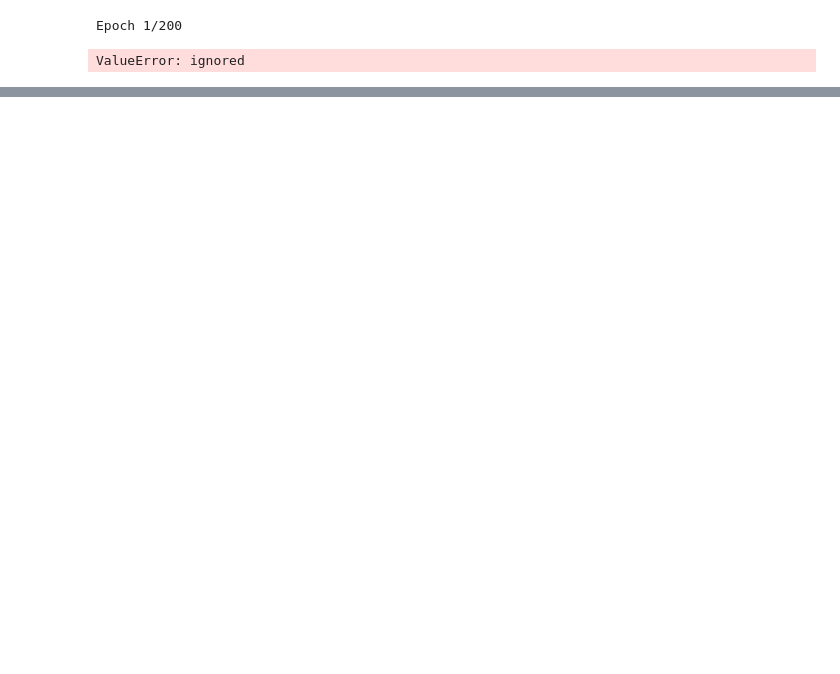
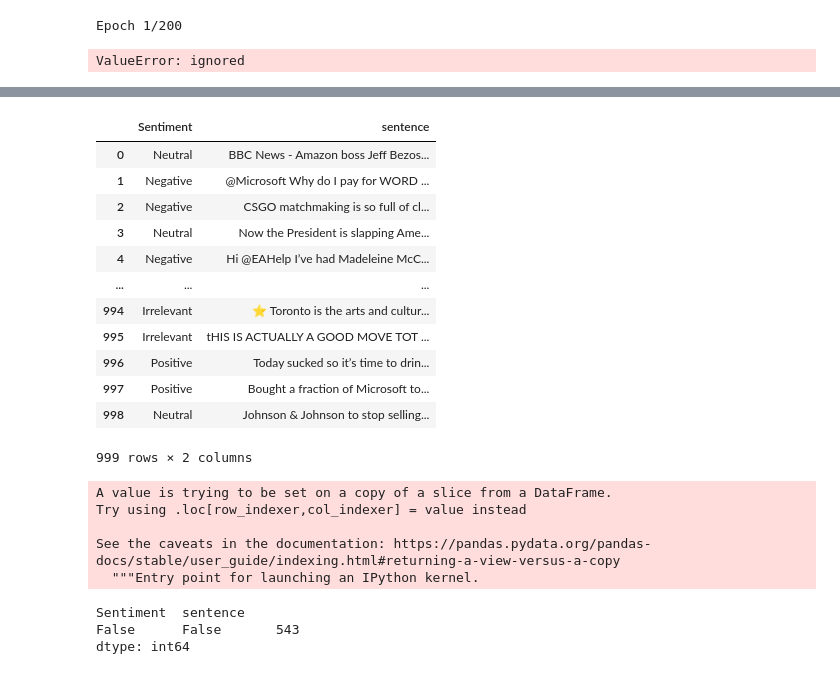
Before and after one commit to Hammad-001/wireless-ECG-diagnosis-system, a Jupyter notebook: Basics of Transformers/sentiment analysis with transformer.ipynb, the cells around one changed output, grey strips where cells are left out. Drawn from its saved outputs; the diff is of its cells as text; code cells hidden in the pictures; blank space fills up the shorter version.

```diff
--- a/Basics of Transformers/sentiment analysis with transformer.ipynb
+++ b/Basics of Transformers/sentiment analysis with transformer.ipynb
@@ -546,0 +595,19 @@ ValueError: ignored
+# %%
+df = df[df.columns[2:]]
+# %%
+df = df.rename(columns={"Irrelevant":"Sentiment", "I mentioned on Facebook that I was struggling for motivation to go for a run the other day, which has been translated by Tom’s great auntie as ‘Hayley can’t get out of bed’ and told to his grandma, who now thinks I’m a lazy, terrible person 🤣":"sentence"})
+df
+# %% [output]
+|  | Sentiment | sentence |
+| 0 | Neutral | BBC News - Amazon boss Jeff Bezos... |
+| 1 | Negative | @Microsoft Why do I pay for WORD ... |
+| 2 | Negative | CSGO matchmaking is so full of cl... |
+| 3 | Neutral | Now the President is slapping Ame... |
+| 4 | Negative | Hi @EAHelp I’ve had Madeleine McC... |
+| ... | ... | ... |
+| 994 | Irrelevant | ⭐️ Toronto is the arts and cultur... |
+| 995 | Irrelevant | tHIS IS ACTUALLY A GOOD MOVE TOT ... |
+| 996 | Positive | Today sucked so it’s time to drin... |
+| 997 | Positive | Bought a fraction of Microsoft to... |
+| 998 | Neutral | Johnson & Johnson to stop selling... |
+999 rows × 2 columns
@@ -546,0 +616,14 @@ ValueError: ignored
+# %%
+df['Sentiment'] = df['Sentiment'].apply(lambda x: index_helper(x))
+# %% [output]
+A value is trying to be set on a copy of a slice from a DataFrame.
+Try using .loc[row_indexer,col_indexer] = value instead
+
+See the caveats in the documentation: https://pandas.pydata.org/pandas-docs/stable/user_guide/indexing.html#returning-a-view-versus-a-copy
+  """Entry point for launching an IPython kernel.
+# %%
+df.isna().value_counts()
+# %% [output]
+Sentiment  sentence
+False      False       543
+dtype: int64
```
Also changed, not shown: parts of 51 cells of this notebook.
